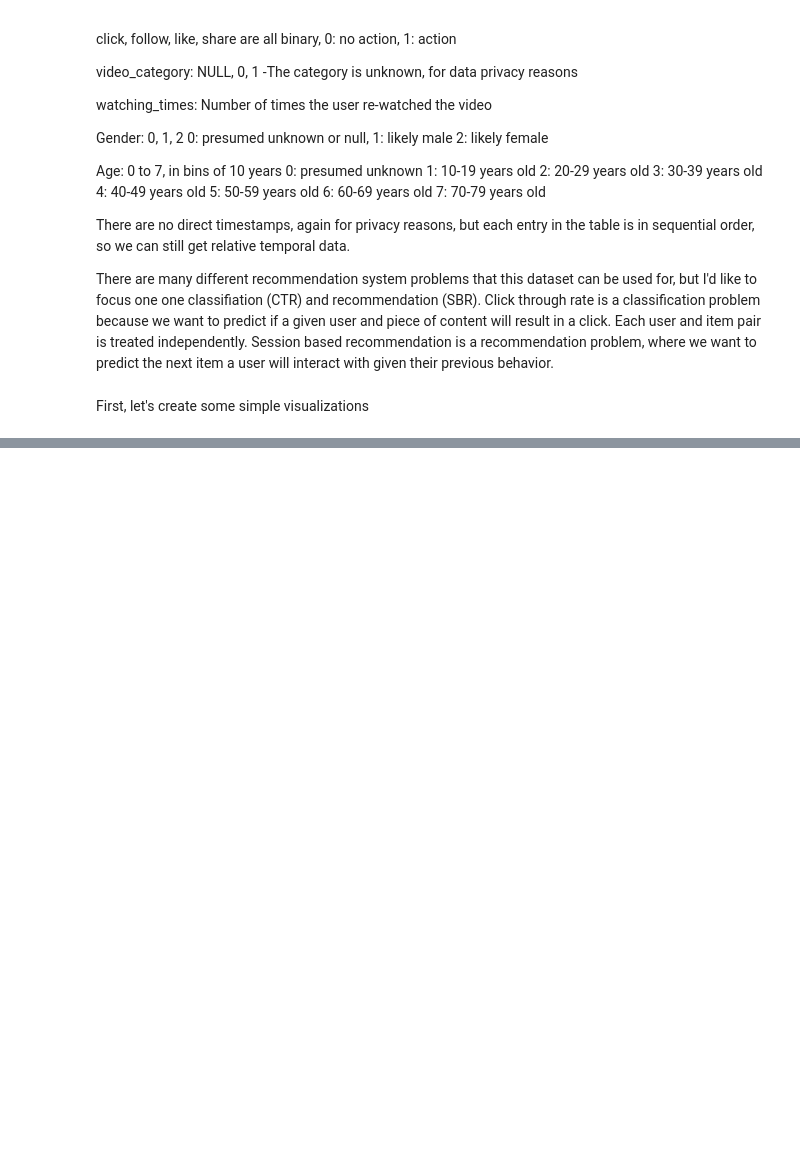
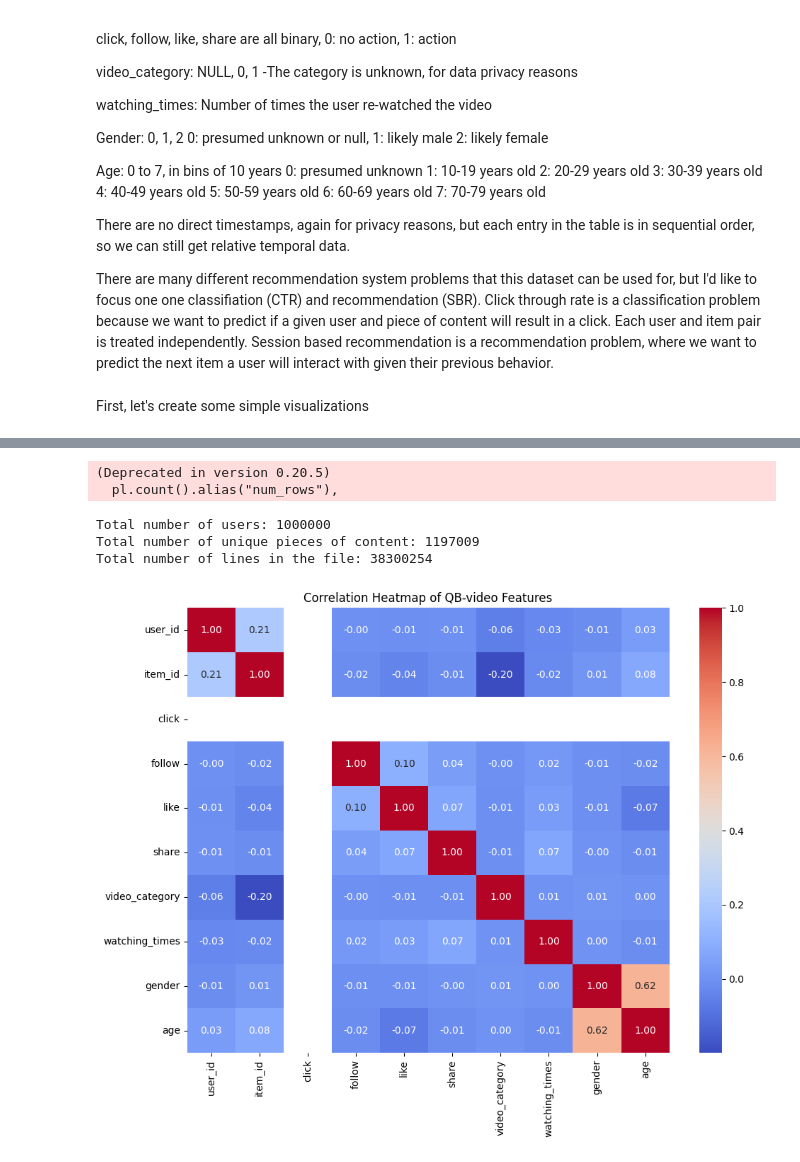
Before and after one commit to manualdriver/tenrec, a Jupyter notebook: eda/eda.ipynb, the cells around one changed output, grey strips where cells are left out. Saved outputs shown, nothing was run; the diff lists cells and outputs as text; code cells hidden in the pictures; blank space fills up the shorter version.

```diff
--- a/eda/eda.ipynb
+++ b/eda/eda.ipynb
@@ -93,0 +113,49 @@ Precentage of users with session length [0-50] 65.96
+# %%
+summary = df.select([
+    pl.n_unique("user_id").alias("num_users"),
+    pl.n_unique("item_id").alias("num_items"),
+    pl.count().alias("num_rows"),
+]).collect()
+summary_row = summary.row(0, named=True)
+num_users = summary_row["num_users"]
+num_items = summary_row["num_items"]
+num_rows = summary_row["num_rows"]
+print(f"Total number of users: {num_users}")
+print(f"Total number of unique pieces of content: {num_items}")
+print(f"Total number of lines in the file: {num_rows}")
+# %% [output]
+(Deprecated in version 0.20.5)
+  pl.count().alias("num_rows"),
+Total number of users: 1000000
+Total number of unique pieces of content: 1197009
+Total number of lines in the file: 38300254
+# %%
+import numpy as np
+import seaborn as sns
+from sklearn.preprocessing import StandardScaler
+
+full_df = df.collect()
+numeric_df = full_df.select([
+    pl.col(col).cast(pl.Float64, strict=False).alias(col) for col in full_df.columns
+])
+numeric_df = numeric_df.fill_null(strategy="mean")
+
+feature_matrix = numeric_df.to_numpy()
+scaler = StandardScaler()
+scaled_features = scaler.fit_transform(feature_matrix)
+correlation_matrix = np.corrcoef(scaled_features, rowvar=False)
+
+plt.figure(figsize=(10, 8))
+sns.heatmap(
+    correlation_matrix,
+    xticklabels=numeric_df.columns,
+    yticklabels=numeric_df.columns,
+    cmap='coolwarm',
+    annot=True,
+    fmt='.2f',
+)
+plt.title('Correlation Heatmap of QB-video Features')
+plt.tight_layout()
+plt.show()
+# %% [output]
+[figure, added]
```
Also changed, not shown: parts of 4 cells of this notebook, 11 other files.
